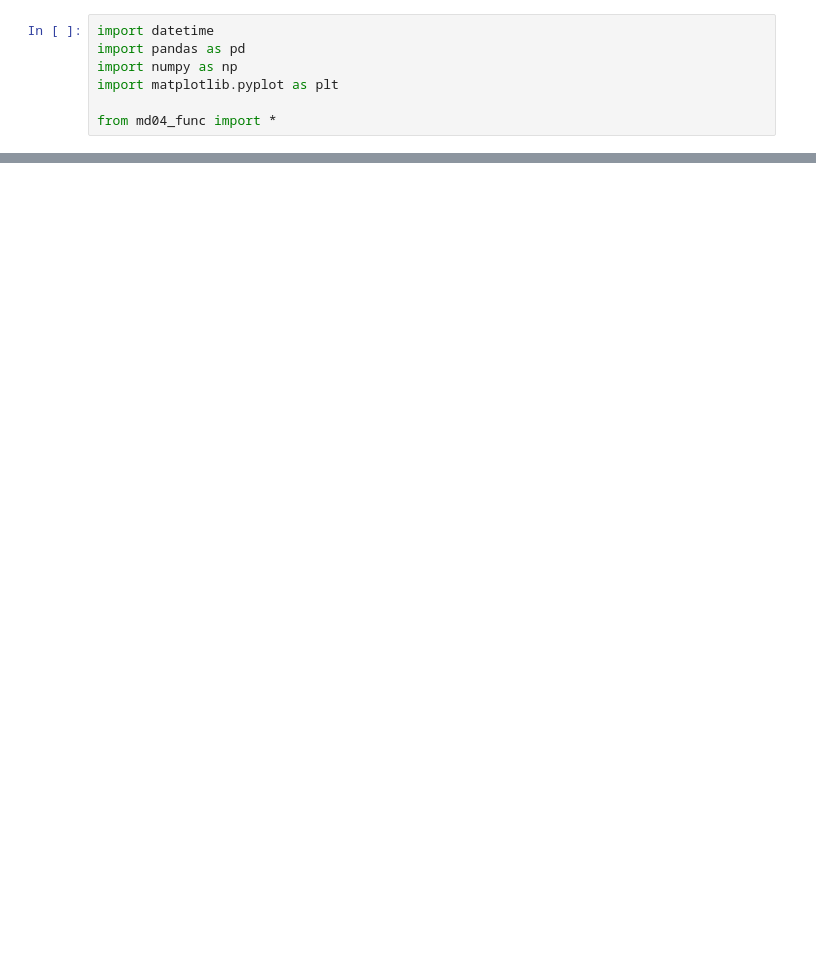
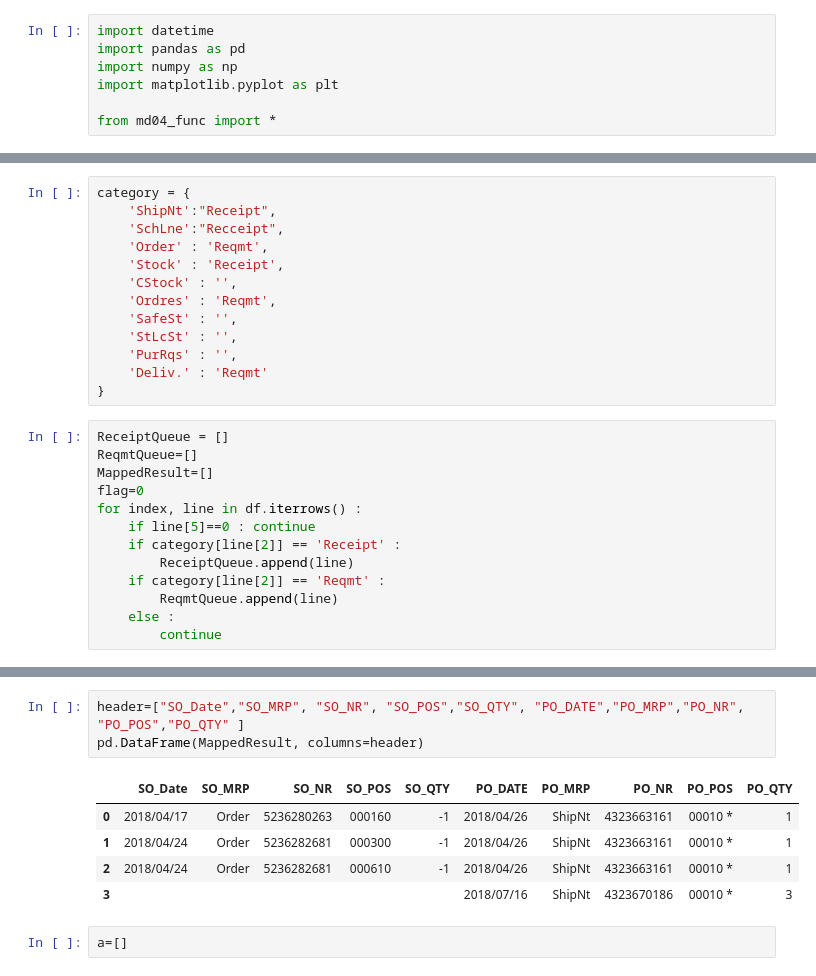
Before and after one commit to bbk0529/MD04, a Jupyter notebook: MD04 Parser.ipynb, the cells around one changed output, grey strips where cells are left out. Cells and saved outputs as stored; diff of their text form; blank space fills up the shorter version.

```diff
--- a/MD04 Parser.ipynb
+++ b/MD04 Parser.ipynb
@@ -39,0 +78,26 @@ plt.plot(target.Date, target.cum)
+# %%
+category = {
+    'ShipNt':"Receipt",
+    'SchLne':"Recceipt",
+    'Order' : 'Reqmt',
+    'Stock' : 'Receipt',
+    'CStock' : '',
+    'Ordres' : 'Reqmt',
+    'SafeSt' : '',
+    'StLcSt' : '',
+    'PurRqs' : '',
+    'Deliv.' : 'Reqmt'
+}
+# %%
+ReceiptQueue = []
+ReqmtQueue=[]
+MappedResult=[]
+flag=0
+for index, line in df.iterrows() :
+    if line[5]==0 : continue
+    if category[line[2]] == 'Receipt' :
+        ReceiptQueue.append(line)
+    if category[line[2]] == 'Reqmt' :
+        ReqmtQueue.append(line)
+    else :
+        continue
@@ -39,0 +187,11 @@ plt.plot(target.Date, target.cum)
+# %%
+header=["SO_Date","SO_MRP", "SO_NR", "SO_POS","SO_QTY", "PO_DATE","PO_MRP","PO_NR", "PO_POS","PO_QTY" ]
+pd.DataFrame(MappedResult, columns=header)
+# %% [output]
+|  | SO_Date | SO_MRP | SO_NR | SO_POS | SO_QTY | PO_DATE | PO_MRP | PO_NR | PO_POS | PO_QTY |
+| 0 | 2018/04/17 | Order | 5236280263 | 000160 | -1 | 2018/04/26 | ShipNt | 4323663161 | 00010 * | 1 |
+| 1 | 2018/04/24 | Order | 5236282681 | 000300 | -1 | 2018/04/26 | ShipNt | 4323663161 | 00010 * | 1 |
+| 2 | 2018/04/24 | Order | 5236282681 | 000610 | -1 | 2018/04/26 | ShipNt | 4323663161 | 00010 * | 1 |
+| 3 |  |  |  |  |  | 2018/07/16 | ShipNt | 4323670186 | 00010 * | 3 |
+# %%
+a=[]
```
Also changed, not shown: parts of 46 cells of this notebook.
